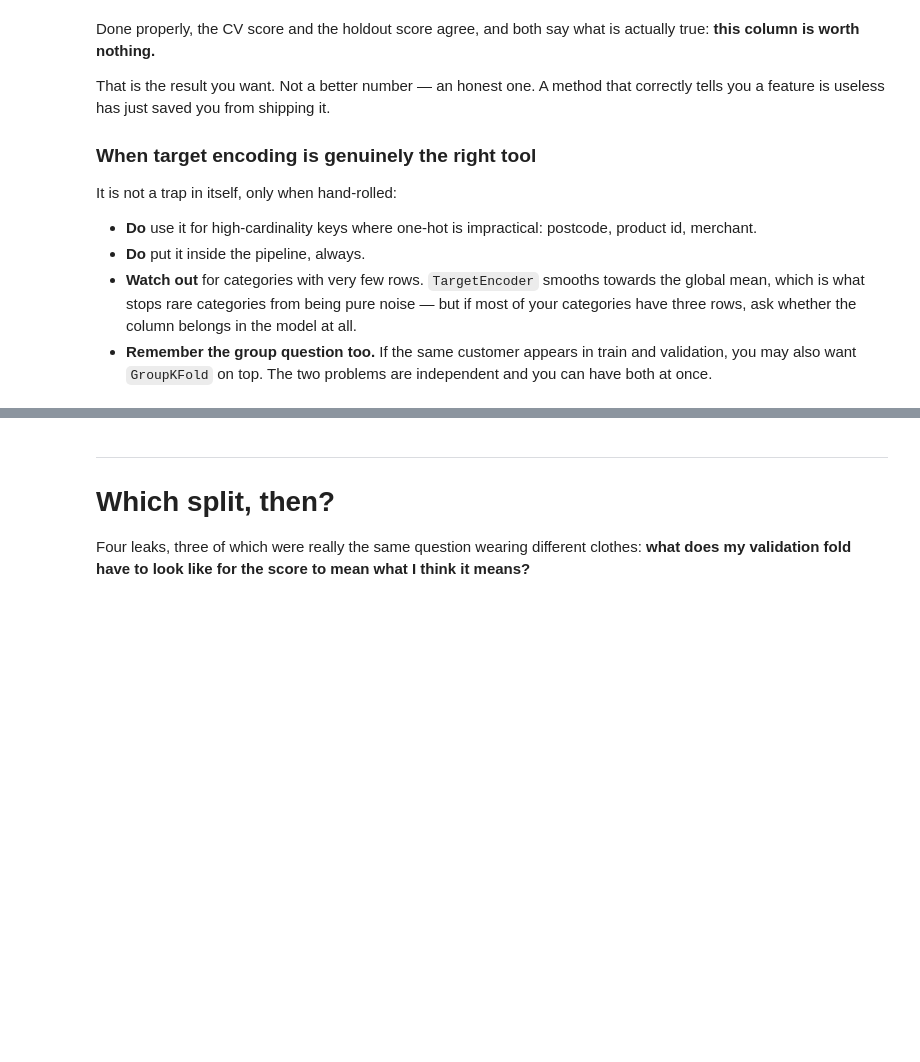
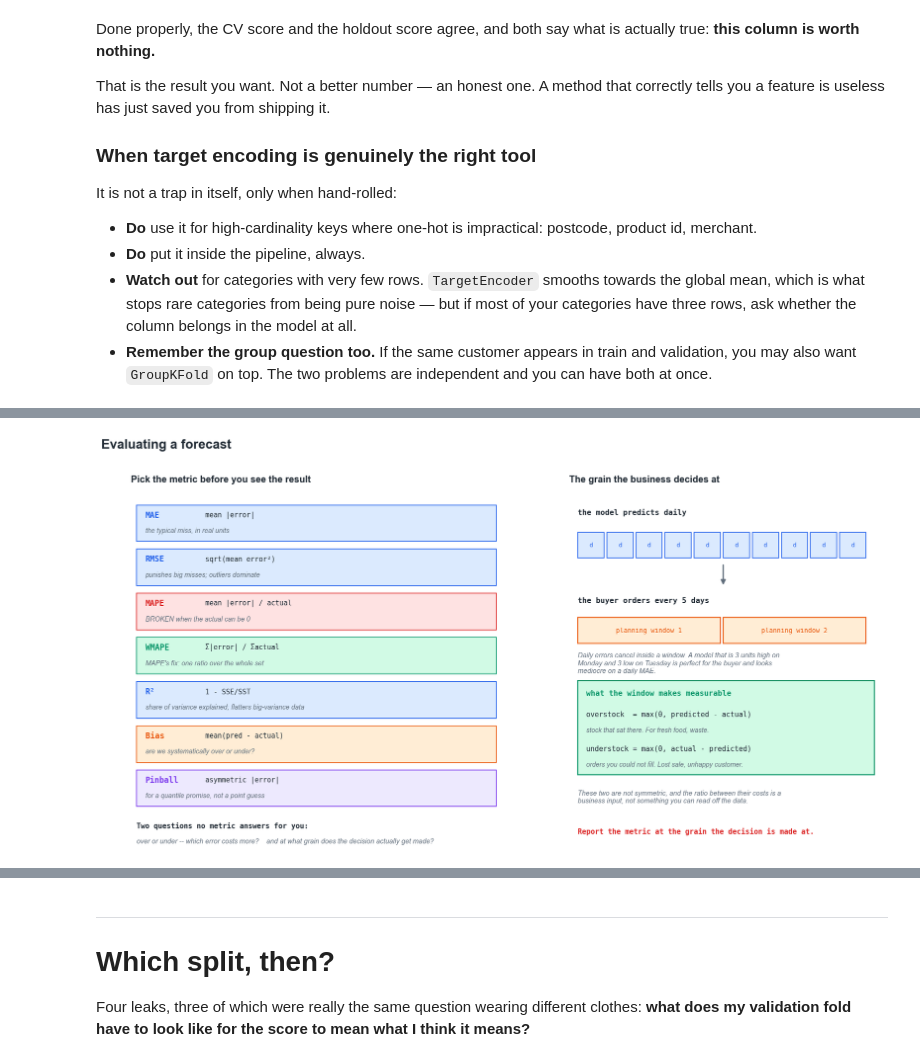
Before and after one commit to peyman886/rahnema-ml-bootcamp-1405, a Jupyter notebook: notebooks/06_modelling_and_evaluation.ipynb, the cells around one changed output, grey strips where cells are left out. Drawn from its saved outputs; the diff is of its cells as text; code cells hidden in the pictures; blank space fills up the shorter version.

```diff
--- a/notebooks/05_validation_and_leakage_workshop.ipynb
+++ b/notebooks/06_modelling_and_evaluation.ipynb
@@ -487,0 +539,4 @@ It is not a trap in itself, only when hand-rolled:
+# %%
+metrics_sheet();   # also assets/metrics_sheet.png
+# %% [output]
+[figure, added]
```
Also changed, not shown: parts of 7 cells of this notebook, 10 other files.
